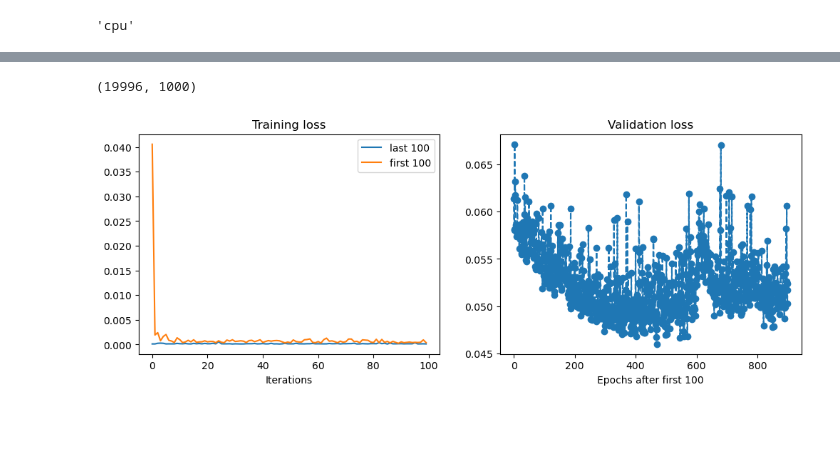
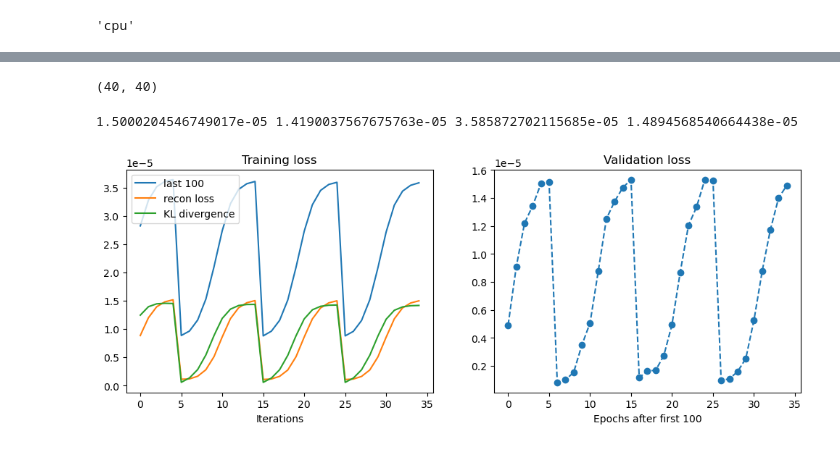
Before and after one commit to maojrs/deepRD, a Jupyter notebook: deepRD/noiseSampler/models/cvae_mzs.ipynb, the cells around one changed output, grey strips where cells are left out. Saved outputs shown, nothing was run; the diff lists cells and outputs as text; code cells hidden in the pictures; blank space fills up the shorter version.

```diff
--- a/deepRD/noiseSampler/models/cvae_mzs.ipynb
+++ b/deepRD/noiseSampler/models/cvae_mzs.ipynb
@@ -306,40 +542,46 @@ losses_2 = []
 losses_val = []
 
 #Name of loss file to read
-loss_filename = 'losses_piririm_T1.csv'
+loss_filename = 'losses_piri_E8pm_5.csv'
 
 with open('modelLosses/'+loss_filename, mode ='r') as file:
        csvFile = csv.reader(file)
        for line in csvFile:
-           losses_sum.append(float(line[0]))
-           losses_1.append(float(line[1]))
-           losses_2.append(float(line[2]))
+           losses_1.append(float(line[0]))
+           losses_2.append(float(line[1]))
+           losses_sum.append(float(line[2]))
            losses_val.append(float(line[3]))
 
 losses_val = list(dict.fromkeys(losses_val))
-len(losses_sum), len(losses_val)
+len(losses_sum), len(losses_val)#, len(epoch_losses)
 # %% [output]
-(19996, 1000)
+(40, 40)
 # %%
 # PLOTTING LOSS
 #plt.style.use('fivethirtyeight')
+plt_split = 5
 
 fig = plt.figure(figsize=(12,4))
 
 # Plotting the last 100 values for training loss
 ax1 = fig.add_subplot(1,2,1)
-ax1.plot(losses_sum[-100:], label='last 100')
-ax1.plot(losses_sum[:100], label='first 100')
+ax1.plot(losses_sum[plt_split:], label='last 100')
+#ax1.plot(losses_sum[:plt_split], label='first 100')
+ax1.plot(losses_1[plt_split:], label='recon loss')
+ax1.plot(numpy.array(losses_2[plt_split:]), label='KL divergence')
 ax1.set_xlabel('Iterations')
 ax1.set_title('Training loss')
 ax1.legend()
 
 ax2 = fig.add_subplot(1,2,2)
-ax2.plot(losses_val[100:], '--o')
+ax2.plot(losses_val[plt_split:], '--o')
+#ax2.plot(numpy.array(epoch_losses[-100:])/20, label='epoch-wise loss')
 ax2.set_xlabel('Epochs after first 100')
 ax2.set_title('Validation loss');
+print(losses_1[-1], losses_2[-1], losses_sum[-1], losses_val[-1])
 # %% [output]
+1.5000204546749017e-05 1.4190037567675763e-05 3.585872702115685e-05 1.4894568540664438e-05
-[figure, old version]
+[figure, new version]
 # %%
 # Visualizing the latent space distribution - TEST DATA
 inds = numpy.arange(len(test_data))
```
Also changed, not shown: parts of 20 cells of this notebook, 10 other files.
